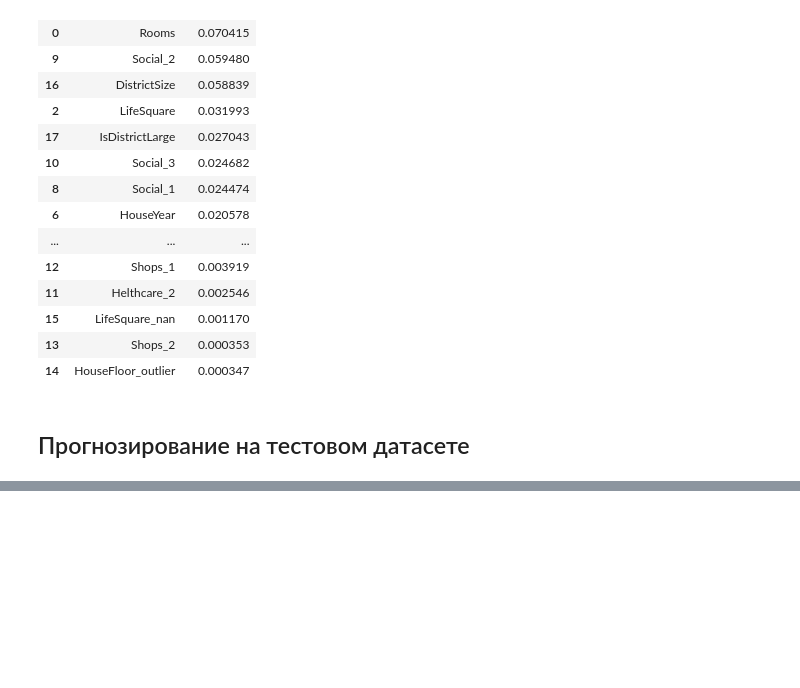
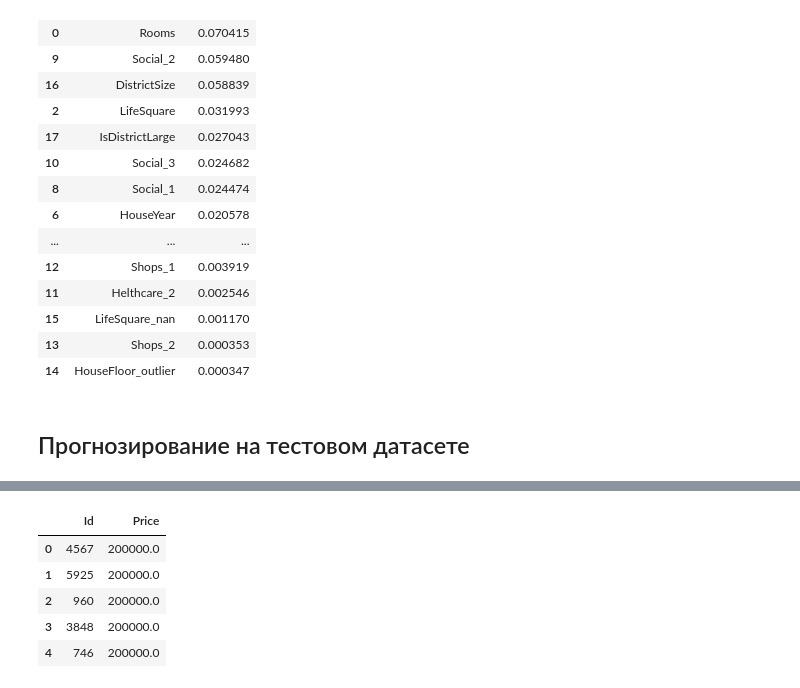
Before and after one commit to VVdovichev/-Python-Data-Science-Numpy-Matplotlib-Scikit-learn, a Jupyter notebook: coursework_python_for_ds.ipynb, the cells around one changed output, grey strips where cells are left out. Cells and saved outputs as stored; diff of their text form; code cells hidden in the pictures; blank space fills up the shorter version.

```diff
--- a/coursework_python_for_ds.ipynb
+++ b/coursework_python_for_ds.ipynb
@@ -571,6 +573,13 @@ test_df.shape
 # %%
-submit = pd.read_csv('../input/coursework/sample_submission.csv')
+submit = pd.read_csv('/content/sample_submission.csv')
 submit.head()
+# %% [output]
+|  | Id | Price |
+| 0 | 4567 | 200000.0 |
+| 1 | 5925 | 200000.0 |
+| 2 | 960 | 200000.0 |
+| 3 | 3848 | 200000.0 |
+| 4 | 746 | 200000.0 |
 # %%
 predictions = gbr.predict(test_df)
 predictions
```
Also changed, not shown: parts of 3 cells of this notebook.
